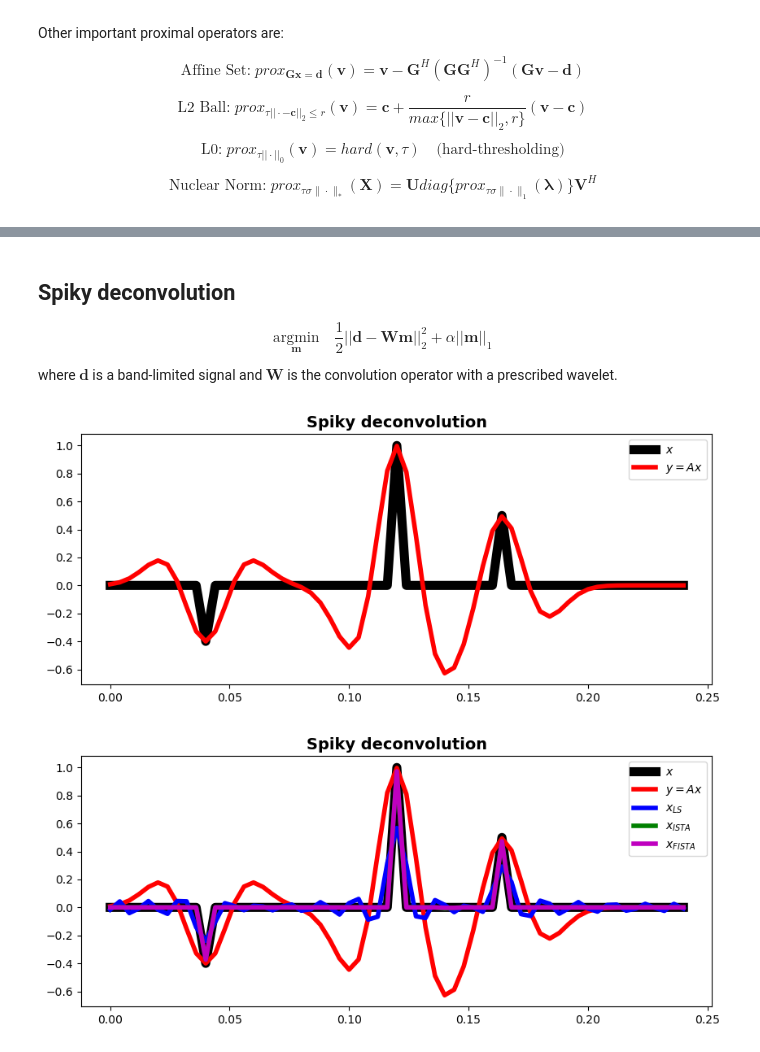
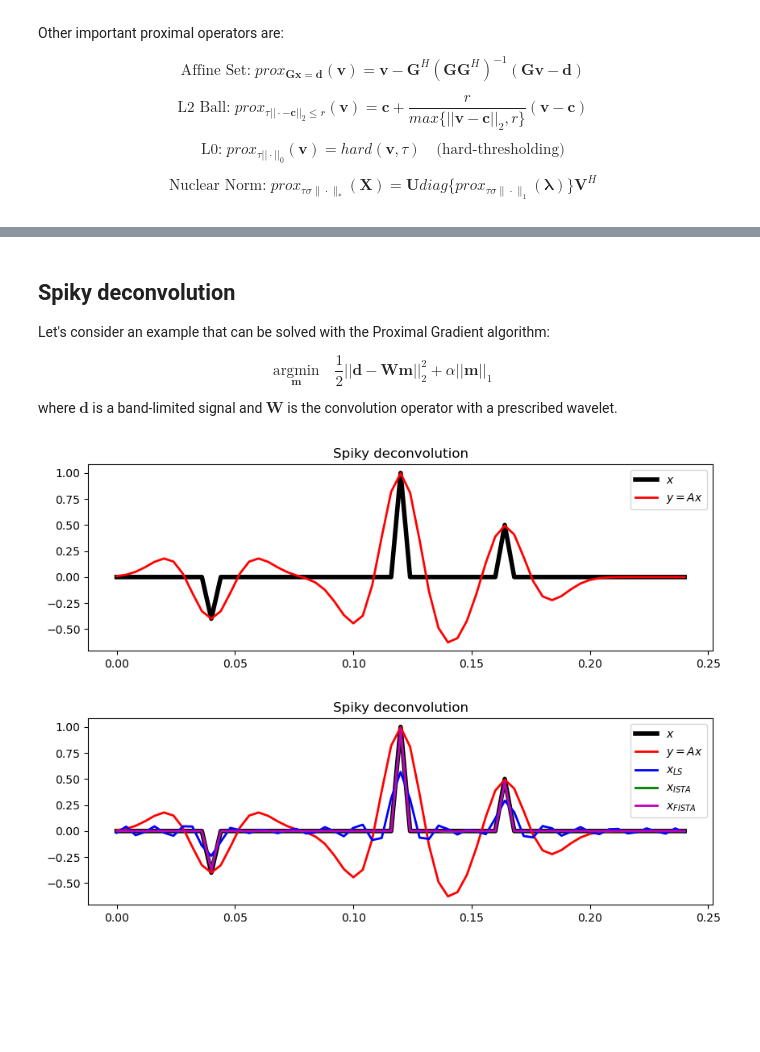
Before and after one commit to mrava87/ProximalTeaching, a Jupyter notebook: lectures/Lecture1.ipynb, the cells around one changed output, grey strips where cells are left out. Cells and saved outputs as stored; diff of their text form; code cells hidden in the pictures; blank space fills up the shorter version.

```diff
--- a/lectures/Lecture1.ipynb
+++ b/lectures/Lecture1.ipynb
@@ -586,5 +660,7 @@ $$
 # %% [markdown]
 ## Spiky deconvolution
+
+Let's consider an example that can be solved with the Proximal Gradient algorithm:
 
 $$
 \underset{\mathbf{m}} {\mathrm{argmin}} \quad \frac{1}{2} ||\mathbf{d} - \mathbf{Wm}||_2^2 + \alpha ||\mathbf{m}||_1
@@ -595,25 +671,22 @@ where $\mathbf{d}$ is a band-limited signal and $\mathbf{W}$ is the convolution
 def callback(x, xtrue, xerr):
     xerr.append(np.linalg.norm(x-xtrue))
 # %%
-nt = 61
-dt = 0.004
-t = np.arange(nt) * dt
-x = np.zeros(nt)
-x[10] = -0.4
-x[int(nt / 2)] = 1
-x[nt - 20] = 0.5
+nt, dt = 61, 0.004
+t, x = np.arange(nt) * dt, np.zeros(nt)
+x[10], x[int(nt / 2)], x[nt - 20] = -0.4, 1, 0.5
 
 h, th, hcenter = pylops.utils.wavelets.ricker(t[:21], f0=20)
-Wop = pylops.signalprocessing.Convolve1D(nt, h=h, offset=hcenter, dtype="float32")
+Wop = pylops.signalprocessing.Convolve1D(nt, h=h, offset=hcenter,
+                                         dtype="float32")
 y = Wop * x
 
-fig, ax = plt.subplots(1, 1, figsize=(10, 4))
-ax.plot(t, x, "k", lw=8, label=r"$x$")
-ax.plot(t, y, "r", lw=4, label=r"$y=Ax$")
-ax.set_title("Spiky deconvolution", fontsize=14, fontweight="bold")
+fig, ax = plt.subplots(1, 1, figsize=(10, 3))
+ax.plot(t, x, "k", lw=4, label=r"$x$")
+ax.plot(t, y, "r", lw=2, label=r"$y=Ax$")
+ax.set_title("Spiky deconvolution")
 ax.legend();
 # %% [output]
-[figure, old version]
+[figure, new version]
 # %%
 # Least-squares
 xls = Wop / y
@@ -638,14 +711,14 @@ xfista = pyproximal.optimization.primal.ProximalGradient(
                 epsg=eps, niter=niter,
                 callback=lambda xest: callback(xest, x, xfista_err))
 # %%
-fig, ax = plt.subplots(1, 1, figsize=(10, 4))
-ax.plot(t, x, "k", lw=8, label=r"$x$")
-ax.plot(t, y, "r", lw=4, label=r"$y=Ax$")
-ax.plot(t, xls, "b", lw=4, label=r"$x_{LS}$")
-ax.plot(t, xista, "g", lw=4, label=r"$x_{ISTA}$")
-ax.plot(t, xfista, "m", lw=4, label=r"$x_{FISTA}$")
-ax.set_title("Spiky deconvolution", fontsize=14, fontweight="bold")
+fig, ax = plt.subplots(1, 1, figsize=(10, 3))
+ax.plot(t, x, "k", lw=4, label=r"$x$")
+ax.plot(t, y, "r", lw=2, label=r"$y=Ax$")
+ax.plot(t, xls, "b", lw=2, label=r"$x_{LS}$")
+ax.plot(t, xista, "g", lw=2, label=r"$x_{ISTA}$")
+ax.plot(t, xfista, "m", lw=2, label=r"$x_{FISTA}$")
+ax.set_title("Spiky deconvolution")
 ax.legend();
 # %% [output]
-[figure, old version]
+[figure, new version]
 # %%
```
Also changed, not shown: parts of 43 cells of this notebook, 7 other files.
